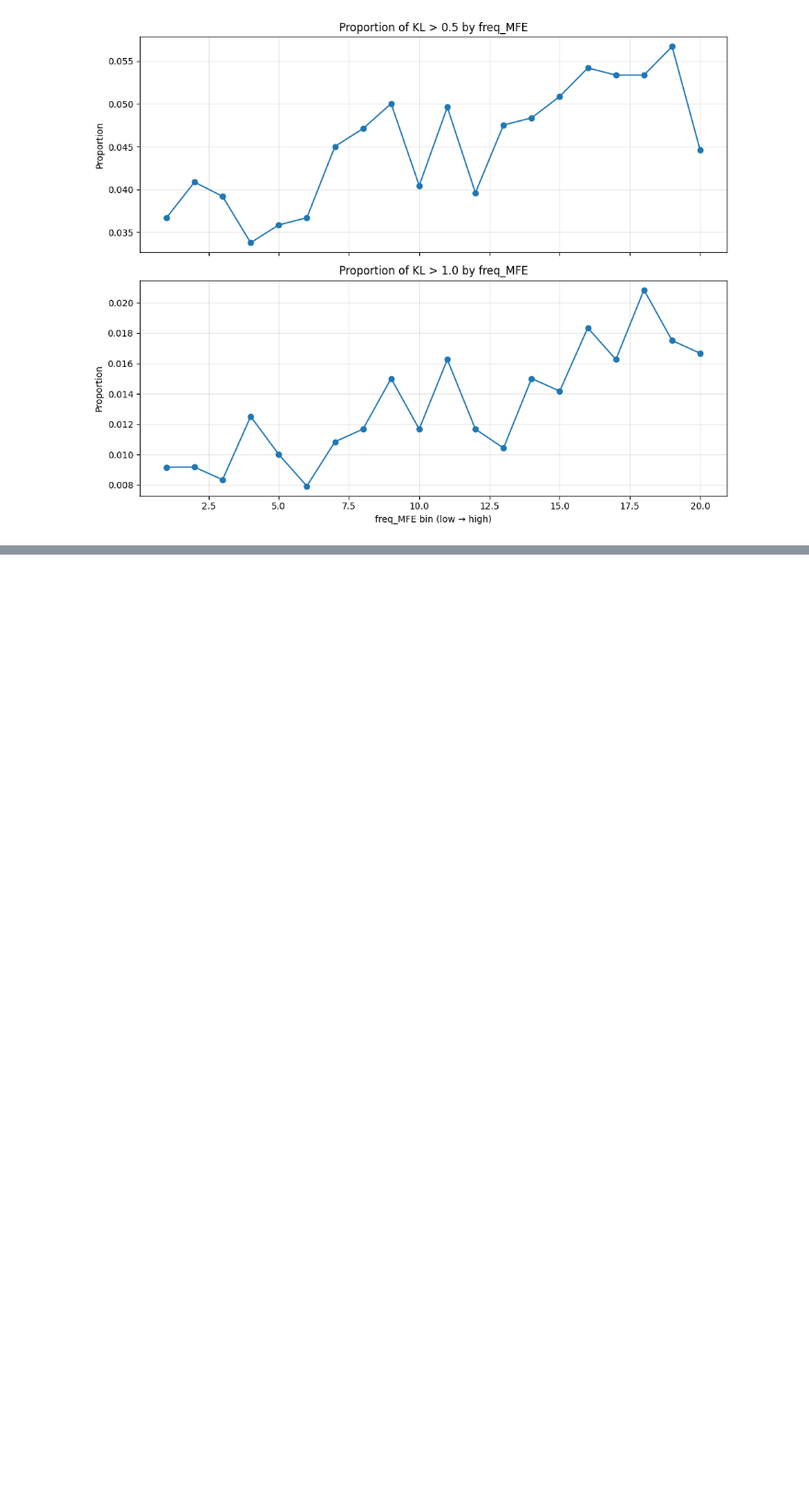
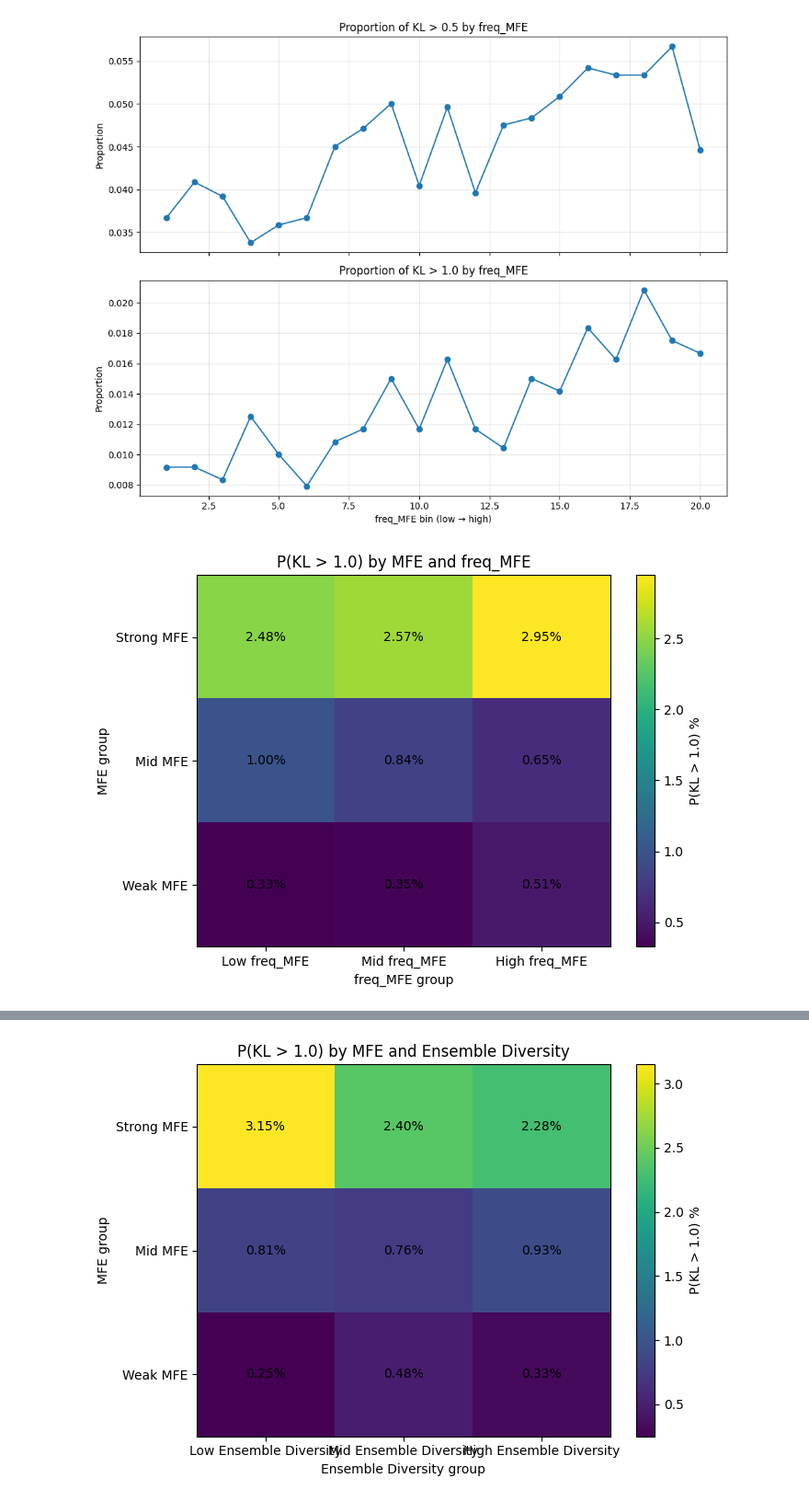
Before and after one commit to log2718/interpretable-splicing-model-torch, a Jupyter notebook: performance/inspect_features.ipynb, the cells around one changed output, grey strips where cells are left out. Shown at 92% size. Saved outputs shown, nothing was run; the diff lists cells and outputs as text; code cells hidden in the pictures; blank space fills up the shorter version.

```diff
--- a/performance/inspect_features.ipynb
+++ b/performance/inspect_features.ipynb
@@ -554,3 +554,80 @@ plt.tight_layout()
 plt.show()
 # %% [output]
 [figure]
+# %%
+# load data
+df = pd.read_csv("../data/test_data_rna_structure.csv")
+
+# target: catastrophic failure
+THRESH = 1.0
+df["high_kl"] = (df["kl"] > THRESH).astype(int)
+
+# -----------------------------
+# helper function
+# -----------------------------
+def make_heatmap(df, second_feature, second_name):
+    temp = df.copy()
+
+    # MFE tertiles
+    temp["mfe_group"] = pd.qcut(
+        temp["predicted_mfe"],
+        q=3,
+        labels=["Strong MFE", "Mid MFE", "Weak MFE"]
+    )
+
+    # second feature tertiles
+    temp["feat_group"] = pd.qcut(
+        temp[second_feature],
+        q=3,
+        labels=[f"Low {second_name}", f"Mid {second_name}", f"High {second_name}"]
+    )
+
+    # probability table
+    table = pd.crosstab(
+        temp["mfe_group"],
+        temp["feat_group"],
+        values=temp["high_kl"],
+        aggfunc="mean"
+    ) * 100
+
+    # enforce row order
+    table = table.loc[["Strong MFE", "Mid MFE", "Weak MFE"]]
+
+    # plot
+    fig, ax = plt.subplots(figsize=(7,5))
+    im = ax.imshow(table.values, aspect="auto")
+
+    # labels
+    ax.set_xticks(range(3))
+    ax.set_xticklabels(table.columns)
+    ax.set_yticks(range(3))
+    ax.set_yticklabels(table.index)
+
+    ax.set_title(f"P(KL > {THRESH}) by MFE and {second_name}")
+    ax.set_xlabel(second_name + " group")
+    ax.set_ylabel("MFE group")
+
+    # annotate cells
+    for i in range(3):
+        for j in range(3):
+            val = table.iloc[i, j]
+            ax.text(j, i, f"{val:.2f}%", ha="center", va="center")
+
+    plt.colorbar(im, ax=ax, label=f"P(KL > {THRESH}) %")
+    plt.tight_layout()
+    plt.show()
+
+    display(table.round(3))
+
+
+# -----------------------------
+# MFE vs freq_MFE
+# -----------------------------
+make_heatmap(df, "freq_MFE", "freq_MFE")
+
+# -----------------------------
+# MFE vs ensemble diversity
+# -----------------------------
+make_heatmap(df, "ensemble_diversity", "Ensemble Diversity")
+# %% [output]
+[figure, added]
@@ -556,0 +639 @@ plt.show()
+[figure, added]
```
Also changed, not shown: parts of 3 cells of this notebook, 3 other files.
